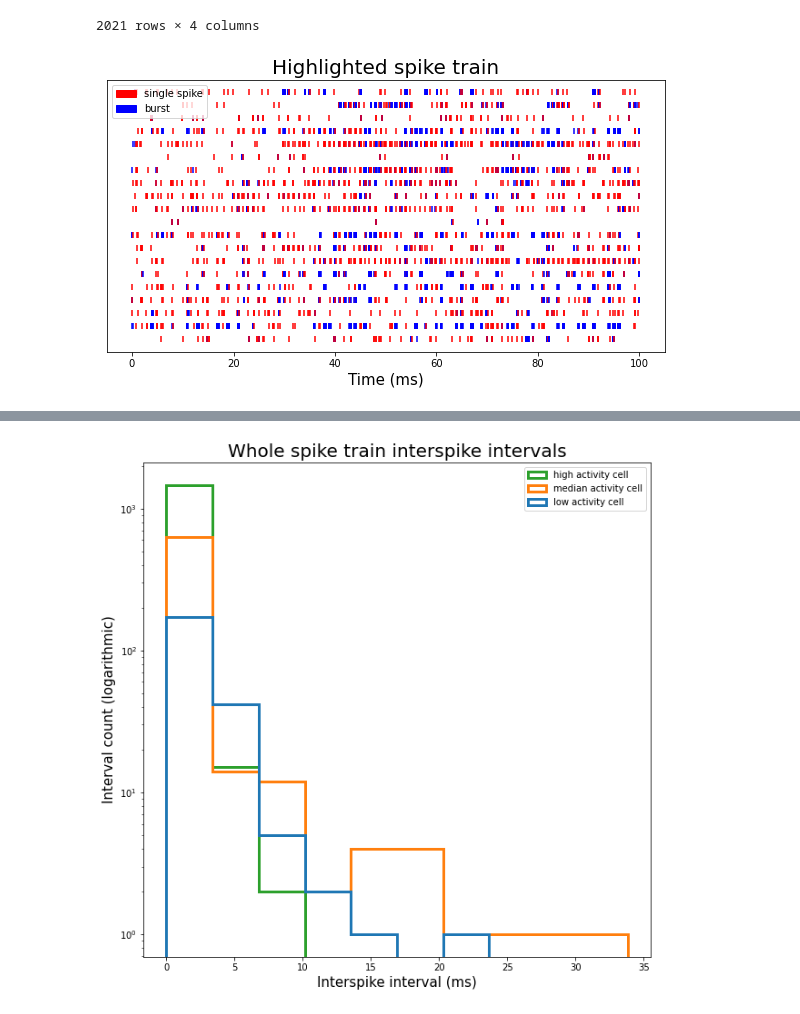
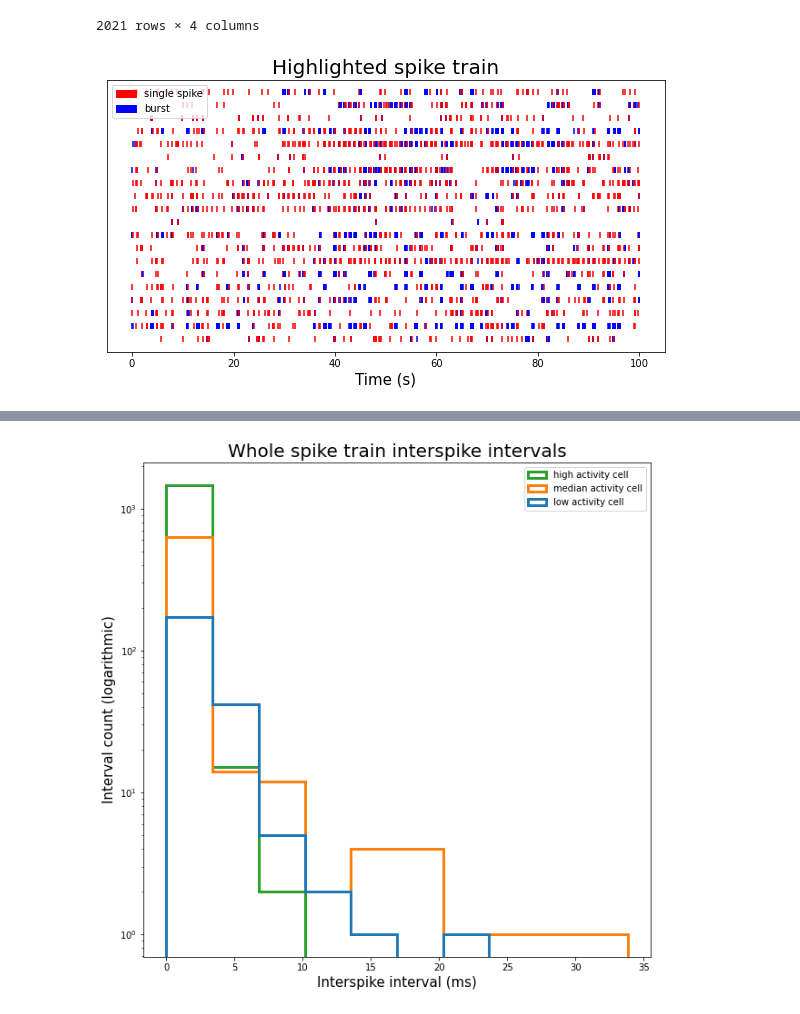
Before and after one commit to mwblackburn/correlations_and_bursts, a Jupyter notebook: scripts/burst_detection_figure.ipynb, the cells around one changed output, grey strips where cells are left out. Cells and saved outputs as stored; diff of their text form; code cells hidden in the pictures.

```diff
--- a/scripts/burst_detection_figure.ipynb
+++ b/scripts/burst_detection_figure.ipynb
@@ -141,6 +141,7 @@ processor.presentationwise_non_burst_times(decoder_name, stimulus_presentation_i
 # %%
 # Highlight bursts and non-bursts in a spike train
 # Assign the plot attributes
+SAVE = True
 MS_UPPER_THRESHOLD = 1800
 MS_LOWER_THRESHOLD = 1700
 TITLE_FONT_SIZE = 20
@@ -243,35 +244,37 @@ for cell_id in example_cell_ids:
         elif current_spike > burst_end and burst_idx < num_bursts:
             # If the spike occured after the end of the burst range, we need to check
             # if there are more bursts. If not, the `else` will be triggered
             burst_beg = current_bursts["absolute_beg_time"].iat[burst_idx]
             burst_end = current_bursts["absolute_end_time"].iat[burst_idx]
             burst_idx += 1
             k -= 1 # We don't want to index k, because we want to check the same spike again
 
         else:
             # If the spike wasn't in the burst range, then it must have been
             # before the burst range, make it red
             color_map[k] = "r"
 
         k += 1
     #color_maps[cell_id] = color_map
     ax.scatter(current_whole["spike_time"].to_numpy() - MS_LOWER_THRESHOLD, height, c=color_map, marker="|")
 
-ax.set_xlabel("Time (ms)")
+ax.set_xlabel("Time (s)")
 ax.set_yticks([])
 ax.set_title("Highlighted spike train")
 
 # The patching gives more control over the legend
 red_patch = mpatches.Patch(color='red', label='single spike')
 blue_patch = mpatches.Patch(color='blue', label='burst')
 plt.legend(handles=[red_patch, blue_patch], loc="upper left")
+if SAVE: plt.savefig(f"{save_path}/highlighted_spikes.png", dpi=500, facecolor="white", bbox_inches="tight")
+
 plt.show()
 
 # Save the figure and axis to tile it later
 highlighted_spike_train_fig = fig
 highlighted_spike_train_ax  = ax
 # %% [output]
-[figure, old version]
+[figure, new version]
 # %%
 # Generate whole, burst, and single psths
 #                                         x   y
```
Also changed, not shown: parts of 6 cells of this notebook, 7 other files.
